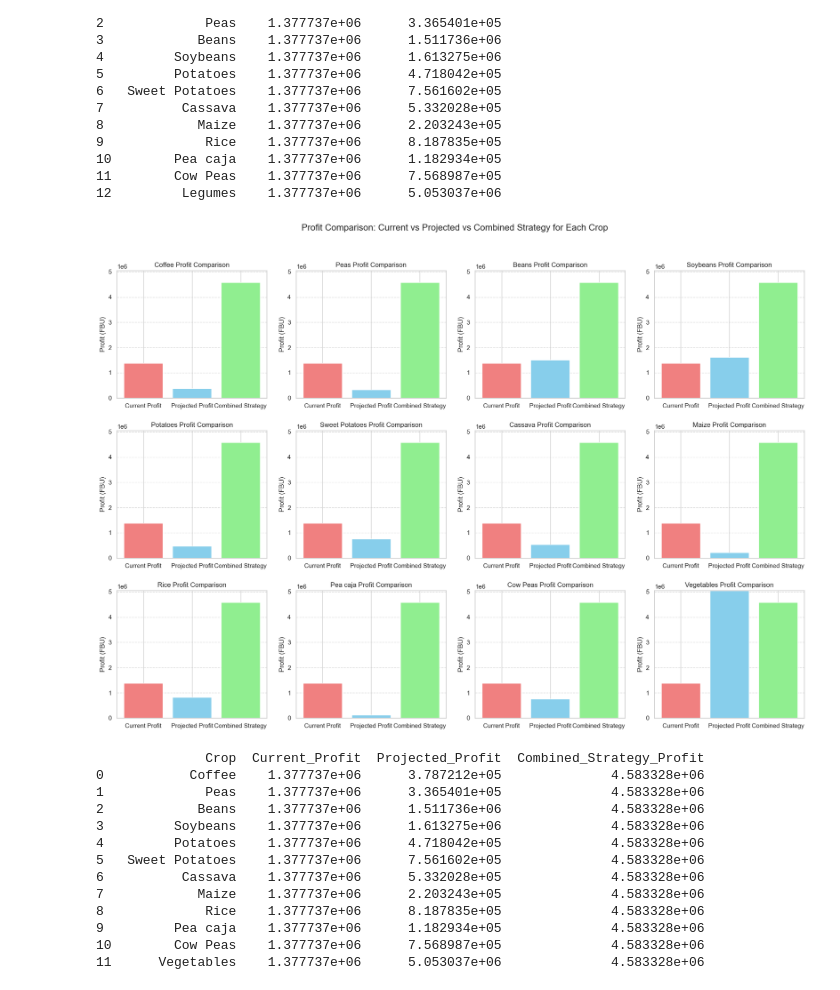
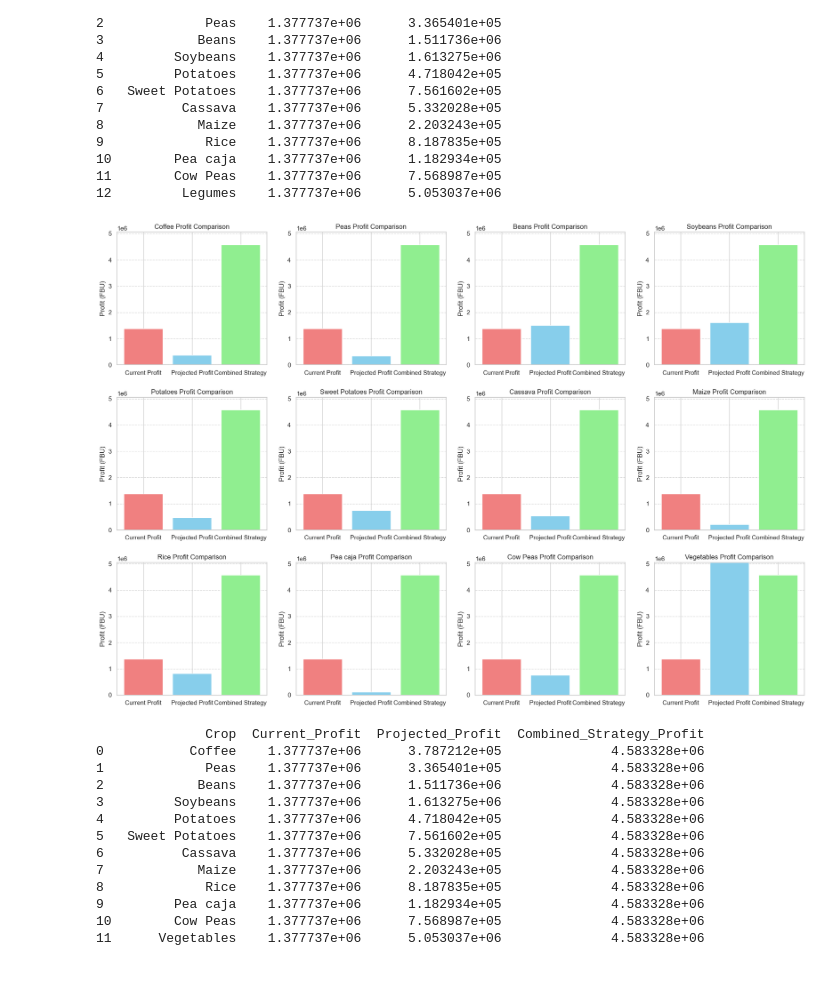
Before and after one commit to Jodick-Ndayisenga/Artificial-Intelligence, a Jupyter notebook: week_2/agro_forestry.ipynb, the cells around one changed output. Cells and saved outputs as stored; diff of their text form; code cells hidden in the pictures.

```diff
--- a/week_2/agro_forestry.ipynb
+++ b/week_2/agro_forestry.ipynb
@@ -978,35 +978,35 @@ for crop, data in crop_data.items():
 summary_df2 = pd.DataFrame.from_dict(projected_profits, orient='index').reset_index()
 summary_df2.columns = ['Crop', 'Current_Profit', 'Projected_Profit', 'Combined_Strategy_Profit']
 
 # Create subplots
 fig, axes = plt.subplots(nrows=3, ncols=4, figsize=(18, 13))  # Adjust layout for readability
 axes = axes.flatten()  # Flatten the 3x4 grid for easier indexing
 fig.tight_layout(pad=5.0)  # Add space between subplots
 
 for i, crop in enumerate(summary_df2['Crop']):
     profits = [
         summary_df2.loc[i, 'Current_Profit'],
         summary_df2.loc[i, 'Projected_Profit'],
         summary_df2.loc[i, 'Combined_Strategy_Profit']
     ]
 
     labels = ['Current Profit', 'Projected Profit', 'Combined Strategy']
     colors = ['lightcoral', 'skyblue', 'lightgreen']
 
     axes[i].bar(labels, profits, color=colors)
     axes[i].set_title(f'{crop} Profit Comparison')
     axes[i].set_ylabel('Profit (FBU)')
     axes[i].set_ylim(0, max(summary_df2['Projected_Profit'].max(), average_current_profit))
     axes[i].grid(axis='y', linestyle='--', alpha=0.7)
 
 for j in range(i + 1, len(axes)):
     axes[j].axis('off')
 
-fig.suptitle('Profit Comparison: Current vs Projected vs Combined Strategy for Each Crop', fontsize=16)
+#fig.suptitle('Profit Comparison: Current vs Projected vs Combined Strategy for Each Crop', fontsize=16)
 fig.tight_layout(rect=[0, 0, 1, 0.95])
 plt.show()
 # %% [output]
-[figure, old version]
+[figure, new version]
 # %%
 print(summary_df2)
 # %% [output]
```
